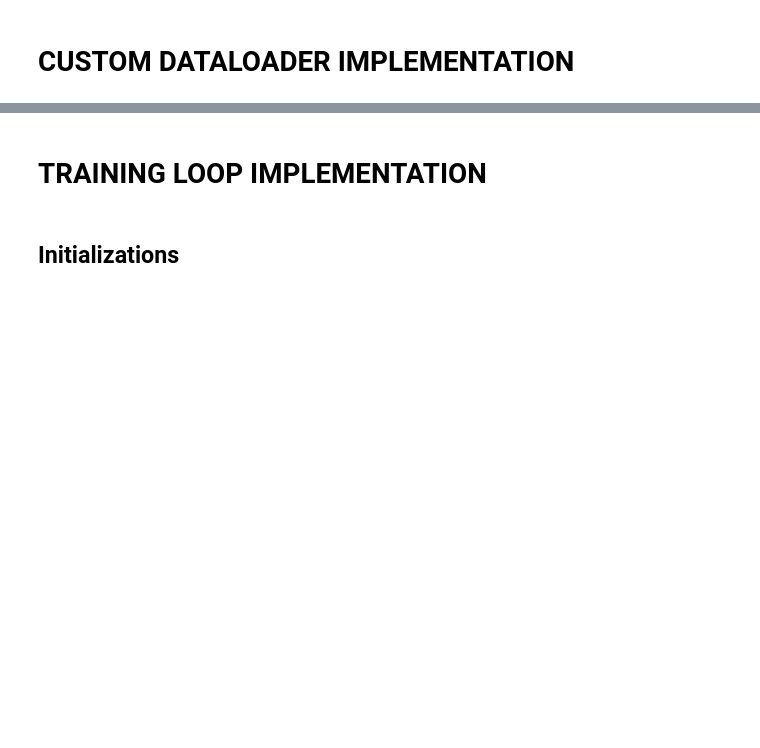
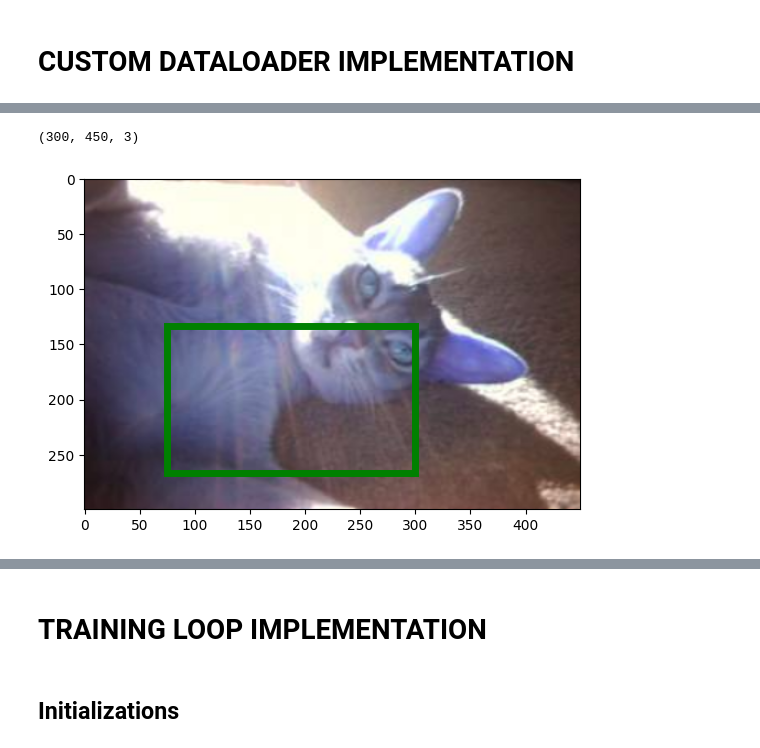
Before and after one commit to mfaisal59/ml_assessment, a Jupyter notebook: ML_Engineer_Take_Home_Assessment.ipynb, the cells around one changed output, grey strips where cells are left out. Cells and saved outputs as stored; diff of their text form; code cells hidden in the pictures; blank space fills up the shorter version.

```diff
--- a/ML_Engineer_Take_Home_Assessment.ipynb
+++ b/ML_Engineer_Take_Home_Assessment.ipynb
@@ -249,0 +523,9 @@ class CustomDataset():
+# %%
+
+resize_image, resized_bbox = resize_image_and_bbox(image=img, bbox=dummy_bbox)
+print(resize_image.shape)
+dummy_bbox, resized_bbox
+plot_image_and_bbox(resize_image, resized_bbox)
+# %% [output]
+(300, 450, 3)
+[figure, added]
```
Also changed, not shown: parts of 40 cells of this notebook.
